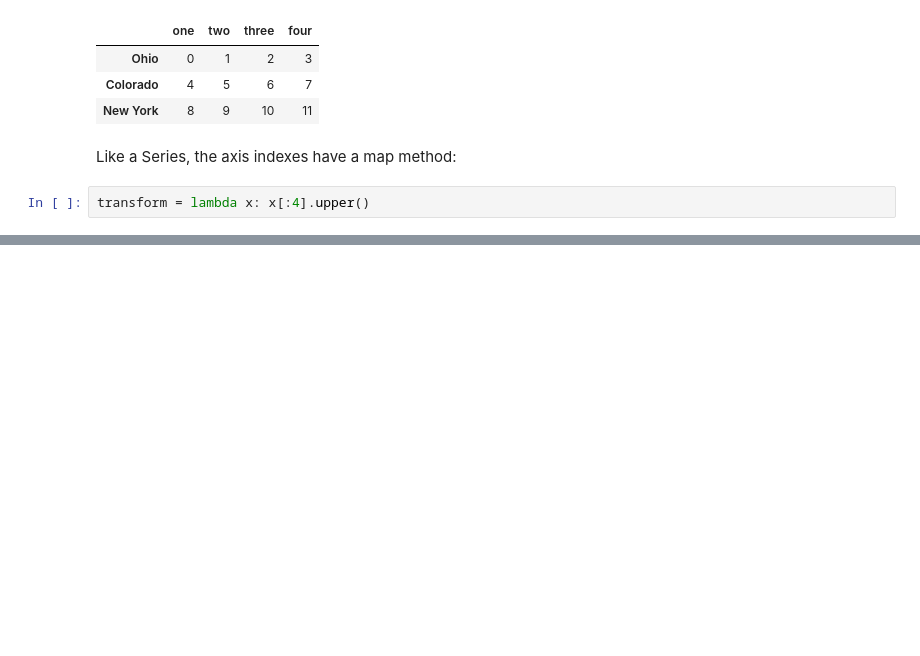
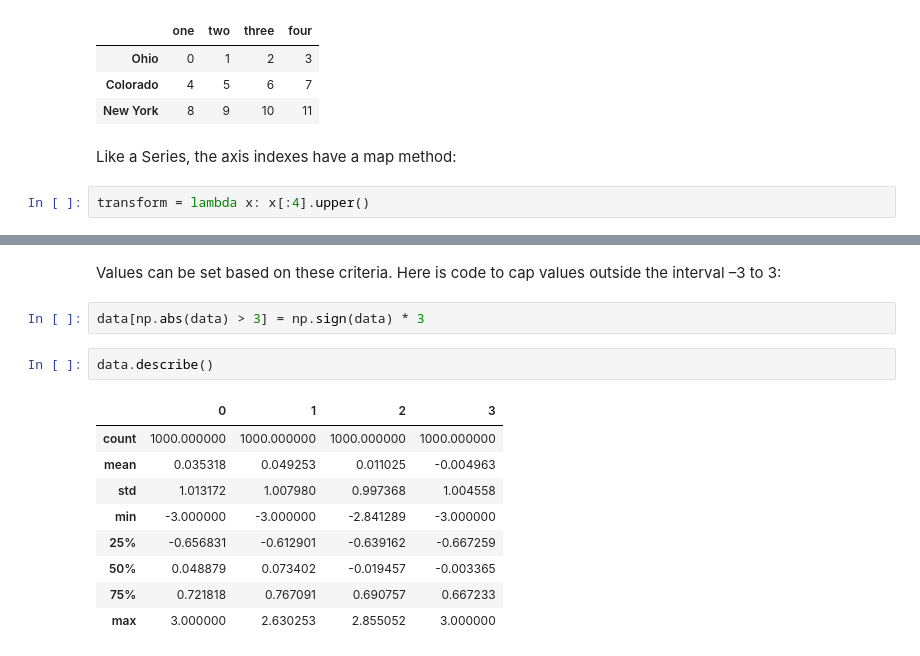
Before and after one commit to lucaslokchan/data-analysis, a Jupyter notebook: Python for Data Analysis/07_Data_Cleaning_and_Preparation.ipynb, the cells around one changed output, grey strips where cells are left out. Saved outputs shown, nothing was run; the diff lists cells and outputs as text; blank space fills up the shorter version.

```diff
--- a/Python for Data Analysis/07_Data_Cleaning_and_Preparation.ipynb
+++ b/Python for Data Analysis/07_Data_Cleaning_and_Preparation.ipynb
@@ -549,0 +750,16 @@ transform = lambda x: x[:4].upper()
+# %% [markdown]
+Values can be set based on these criteria. Here is code to cap values outside the interval –3 to 3:
+# %%
+data[np.abs(data) > 3] = np.sign(data) * 3
+# %%
+data.describe()
+# %% [output]
+|  | 0 | 1 | 2 | 3 |
+| count | 1000.000000 | 1000.000000 | 1000.000000 | 1000.000000 |
+| mean | 0.035318 | 0.049253 | 0.011025 | -0.004963 |
+| std | 1.013172 | 1.007980 | 0.997368 | 1.004558 |
+| min | -3.000000 | -3.000000 | -2.841289 | -3.000000 |
+| 25% | -0.656831 | -0.612901 | -0.639162 | -0.667259 |
+| 50% | 0.048879 | 0.073402 | -0.019457 | -0.003365 |
+| 75% | 0.721818 | 0.767091 | 0.690757 | 0.667233 |
+| max | 3.000000 | 2.630253 | 2.855052 | 3.000000 |
```
Also changed, not shown: parts of 80 cells of this notebook.
